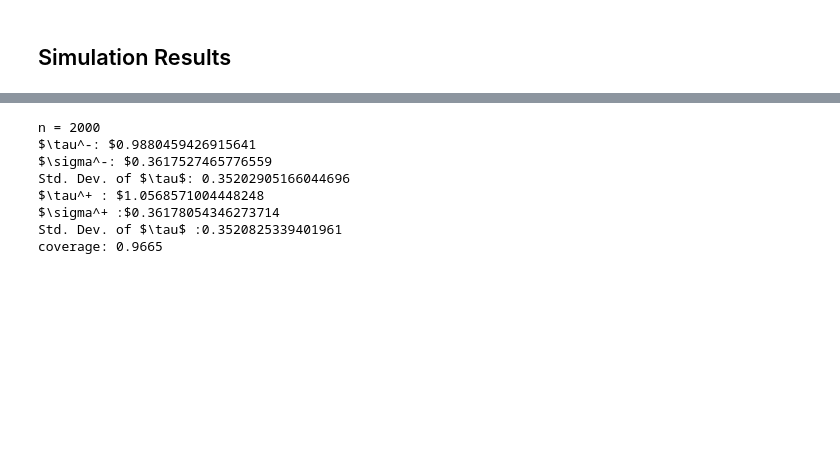
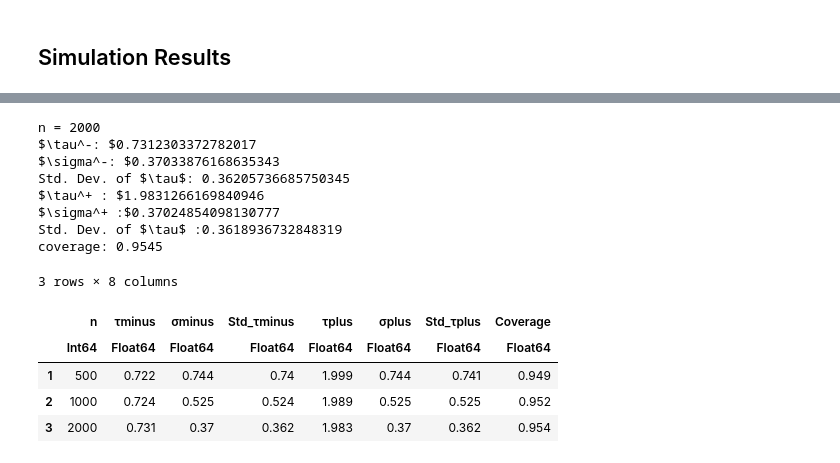
Before and after one commit to hanzhgd/sensitivity_propagation, a Jupyter notebook: code/sensitivity_simulation.ipynb, the cells around one changed output, grey strips where cells are left out. Saved outputs shown, nothing was run; the diff lists cells and outputs as text; code cells hidden in the pictures; blank space fills up the shorter version.

```diff
--- a/code/sensitivity_simulation.ipynb
+++ b/code/sensitivity_simulation.ipynb
@@ -697,4 +284,0 @@ CI_τ_ub (generic function with 1 method)
-# %%
-df2 = data_generation2(2000; K = 1.2, H = 1.2);
-@show CI_τ_ub(df2; K = 1.2, H = 1.2)
-@show compute_upper_Y1(df2; K = 1.2, H = 1.2) - compute_lower_Y0(df2; K = 1.2, H = 1.2)
@@ -706,0 +294,2 @@ compute_upper_Y1(df2; K = 1.2, H = 1.2) - compute_lower_Y0(df2; K = 1.2, H = 1.2
+# %%
+Sim = 2000
@@ -753,14 +424,14 @@ lower_bound_std_err_τ = []
 upper_bound_τ = []
 upper_bound_std_err_τ = []
 
-for _ in 1:2000
-    df2 = data_generation2(1000; K = sp, H = sp)
+for _ in 1:Sim
+    df2 = data_generation2(2000; K=sp, H=sp)
     try
-        lower_est, lower_std_err = CI_τ_lb(df2; K = sp + 0.01, H = sp + 0.01)
+        lower_est, lower_std_err = CI_τ_lb(df2; K=sp + 0.01, H=sp + 0.01)
         push!(lower_bound_τ, lower_est)
         push!(lower_bound_std_err_τ, lower_std_err)
 
-        upper_est, upper_std_err = CI_τ_ub(df2; K = sp + 0.01, H = sp + 0.01)
+        upper_est, upper_std_err = CI_τ_ub(df2; K=sp + 0.01, H=sp + 0.01)
         push!(upper_bound_τ, upper_est)
         push!(upper_bound_std_err_τ, upper_std_err)
     catch
@@ -771,12 +442,15 @@ end
 sigma_l = std(lower_bound_τ)
 sigma_h = std(upper_bound_τ)
 
-println("n = 1000")
+println("n = 2000")
 println(L"\tau^-: ", mean(lower_bound_τ))
 println(L"\sigma^-: ", mean(lower_bound_std_err_τ))
 println(L"Std. Dev. of $\tau$: ", sigma_l)
 println(L"\tau^+ : ", mean(upper_bound_τ))
 println(L"\sigma^+ :", mean(upper_bound_std_err_τ))
 println(L"Std. Dev. of $\tau$ :", sigma_h)
-println("coverage: ", mean(upper_bound_τ .+ 1.96 * upper_bound_std_err_τ .> 1 .> lower_bound_τ .- 1.96 * lower_bound_std_err_τ))
+coverage = mean((upper_bound_τ .+ 1.96 * upper_bound_std_err_τ .> mean(upper_bound_τ)) .* (mean(lower_bound_τ) .> lower_bound_τ .- 1.96 * lower_bound_std_err_τ))
+println("coverage: ", coverage)
+
+push!(T1, [2000, (round3 ∘ mean)(lower_bound_τ), (round3 ∘ mean)(lower_bound_std_err_τ), (round3 ∘ mean)(sigma_l), (round3 ∘ mean)(coverage)])
 # %% [output]
@@ -792,0 +517,3 @@ Fails
+# %%
+# Table 2
+T2 = DataFrame(n=Int[], τminus=Float64[], σminus=Float64[], Std_τminus=Float64[], τplus=Float64[], σplus=Float64[], Std_τplus=Float64[], Coverage=Float64[])
@@ -793,42 +623,51 @@ Fails
 # %%
-sp = 1
+sp = 1.2
 lower_bound_τ = []
 lower_bound_std_err_τ = []
 upper_bound_τ = []
 upper_bound_std_err_τ = []
 
-for _ in 1:2000
-    df2 = data_generation2(2000; K = sp, H = sp)
+for _ in 1:Sim
+    df2 = data_generation2(2000; K=sp, H=sp)
     try
-        lower_est, lower_std_err = CI_τ_lb(df2; K = sp + 0.01, H = sp + 0.01)
+        lower_est, lower_std_err = CI_τ_lb(df2; K=sp, H=sp)
         push!(lower_bound_τ, lower_est)
         push!(lower_bound_std_err_τ, lower_std_err)
 
-        upper_est, upper_std_err = CI_τ_ub(df2; K = sp + 0.01, H = sp + 0.01)
+        upper_est, upper_std_err = CI_τ_ub(df2; K=sp, H=sp)
         push!(upper_bound_τ, upper_est)
         push!(upper_bound_std_err_τ, upper_std_err)
     catch
         println("Fails")
     end
 end
 
 sigma_l = std(lower_bound_τ)
 sigma_h = std(upper_bound_τ)
 
 println("n = 2000")
 println(L"\tau^-: ", mean(lower_bound_τ))
 println(L"\sigma^-: ", mean(lower_bound_std_err_τ))
 println(L"Std. Dev. of $\tau$: ", sigma_l)
 println(L"\tau^+ : ", mean(upper_bound_τ))
 println(L"\sigma^+ :", mean(upper_bound_std_err_τ))
 println(L"Std. Dev. of $\tau$ :", sigma_h)
-println("coverage: ", mean(upper_bound_τ .+ 1.96 * upper_bound_std_err_τ .> 1 .> lower_bound_τ .- 1.96 * lower_bound_std_err_τ))
+coverage = mean((upper_bound_τ .+ 1.96 * upper_bound_std_err_τ .> mean(upper_bound_τ)) .* (mean(lower_bound_τ) .> lower_bound_τ .- 1.96 * lower_bound_std_err_τ))
+println("coverage: ", coverage)
+
+push!(T2, [2000, (round3 ∘ mean)(lower_bound_τ), (round3 ∘ mean)(lower_bound_std_err_τ), (round3 ∘ mean)(sigma_l), (round3 ∘ mean)(upper_bound_τ), (round3 ∘ mean)(upper_bound_std_err_τ), (round3 ∘ mean)(sigma_h), (round3 ∘ mean)(coverage)])
 # %% [output]
 n = 2000
-$\tau^-: $0.9880459426915641
-$\sigma^-: $0.3617527465776559
-Std. Dev. of $\tau$: 0.35202905166044696
-$\tau^+ : $1.0568571004448248
-$\sigma^+ :$0.36178054346273714
-Std. Dev. of $\tau$ :0.3520825339401961
-coverage: 0.9665
+$\tau^-: $0.7312303372782017
+$\sigma^-: $0.37033876168635343
+Std. Dev. of $\tau$: 0.36205736685750345
+$\tau^+ : $1.9831266169840946
+$\sigma^+ :$0.37024854098130777
+Std. Dev. of $\tau$ :0.3618936732848319
+coverage: 0.9545
+3 rows × 8 columns
+|  | n | τminus | σminus | Std_τminus | τplus | σplus | Std_τplus | Coverage |
+|  | Int64 | Float64 | Float64 | Float64 | Float64 | Float64 | Float64 | Float64 |
+| 1 | 500 | 0.722 | 0.744 | 0.74 | 1.999 | 0.744 | 0.741 | 0.949 |
+| 2 | 1000 | 0.724 | 0.525 | 0.524 | 1.989 | 0.525 | 0.525 | 0.952 |
+| 3 | 2000 | 0.731 | 0.37 | 0.362 | 1.983 | 0.37 | 0.362 | 0.954 |
```
Also changed, not shown: parts of 45 cells of this notebook, 13 other files.
